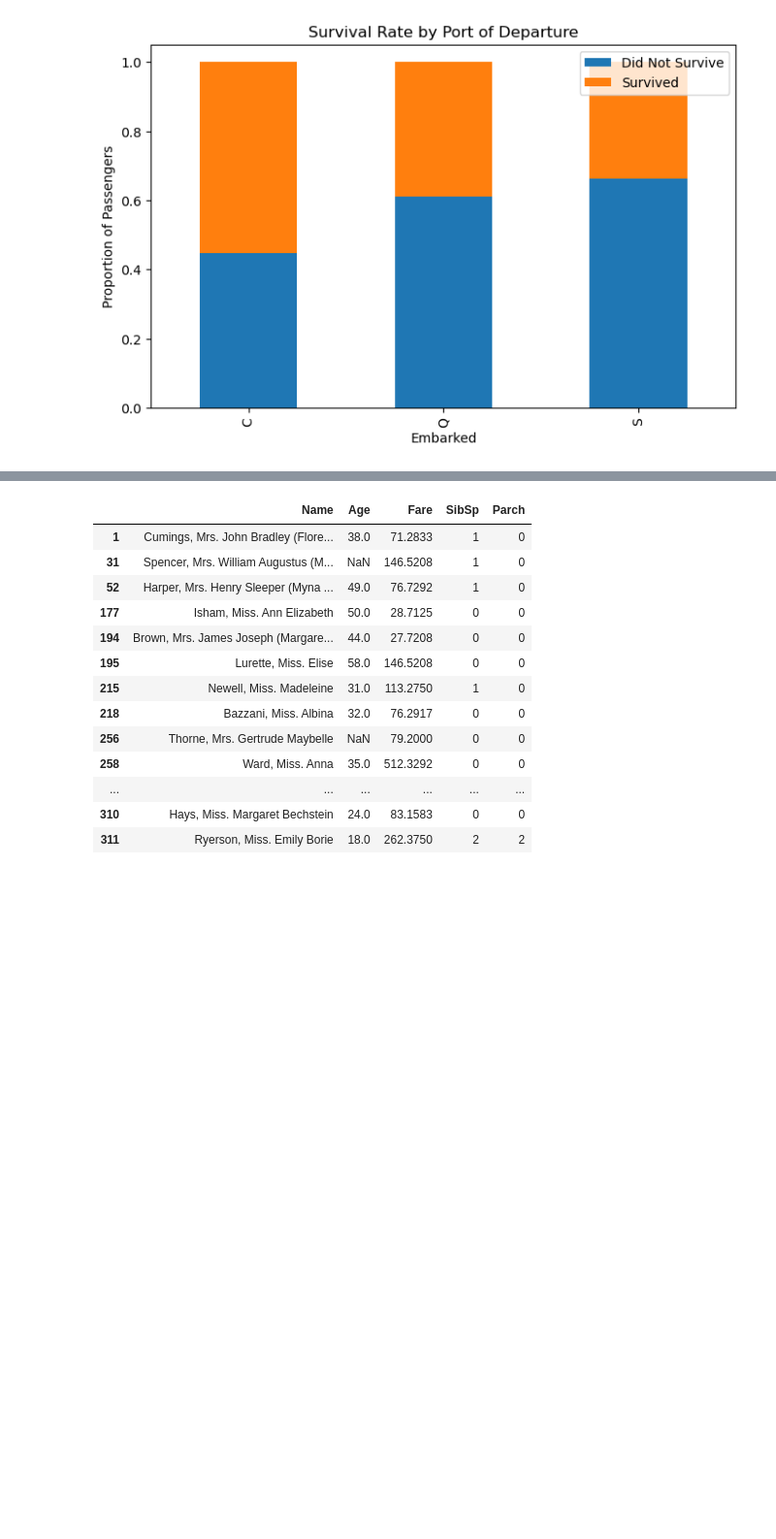
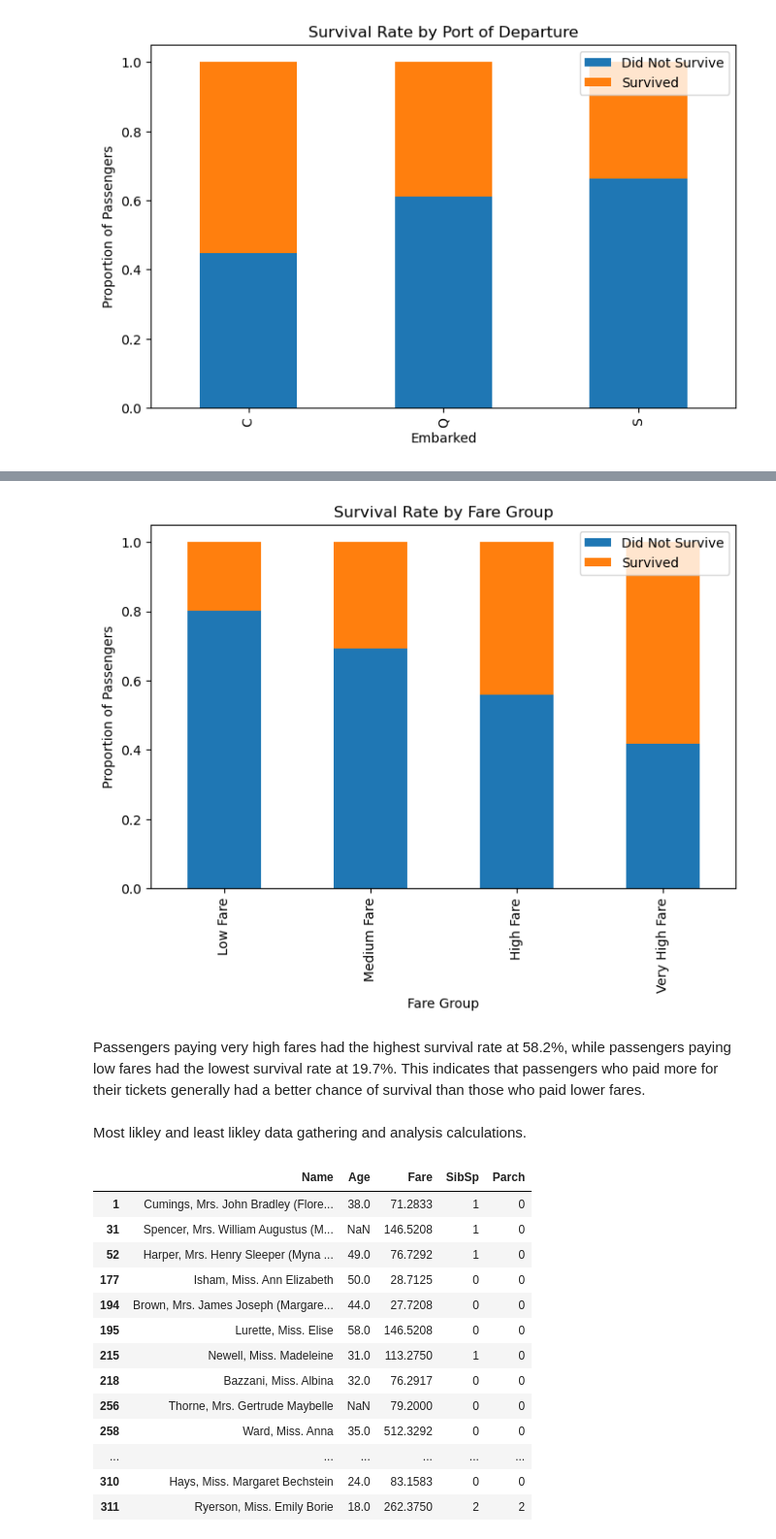
Before and after one commit to concept-cloud/Data-Visualization-And-Modeling, a Jupyter notebook: Lab/2.3 Visualizing Relationships Between Categorical Features Lab.ipynb, the cells around one changed output, grey strips where cells are left out. Shown at 97% size. Drawn from its saved outputs; the diff is of its cells as text; code cells hidden in the pictures; blank space fills up the shorter version.

Commit message:
Remote working on  2.3 titanic survival profile analysis from 4h 2nd push

```diff
--- a/Lab/2.3 Visualizing Relationships Between Categorical Features Lab.ipynb
+++ b/Lab/2.3 Visualizing Relationships Between Categorical Features Lab.ipynb
@@ -410,3 +355,29 @@ S         0.663043  0.336957
+# %%
+fare_survival = fare_survival.reindex([
+    'Low Fare',
+    'Medium Fare',
+    'High Fare',
+    'Very High Fare'
+])
+
+fare_survival.plot(
+    kind='bar',
+    stacked=True,
+    figsize=(8,5)
+)
+
+plt.title('Survival Rate by Fare Group')
+plt.xlabel('Fare Group')
+plt.ylabel('Proportion of Passengers')
+plt.legend(['Did Not Survive', 'Survived'])
+
+plt.show()
+# %% [output]
+[figure, added]
+# %% [markdown]
+Passengers paying very high fares had the highest survival rate at 58.2%, while passengers paying low fares had the lowest survival rate at 19.7%. This indicates that passengers who paid more for their tickets generally had a better chance of survival than those who paid lower fares.
+# %% [markdown]
+Most likley and least likley data gathering and analysis calculations.
 # %%
 most_likely = df[
     (df['Sex'] == 'female') &
```
Also changed, not shown: parts of 13 cells of this notebook.
